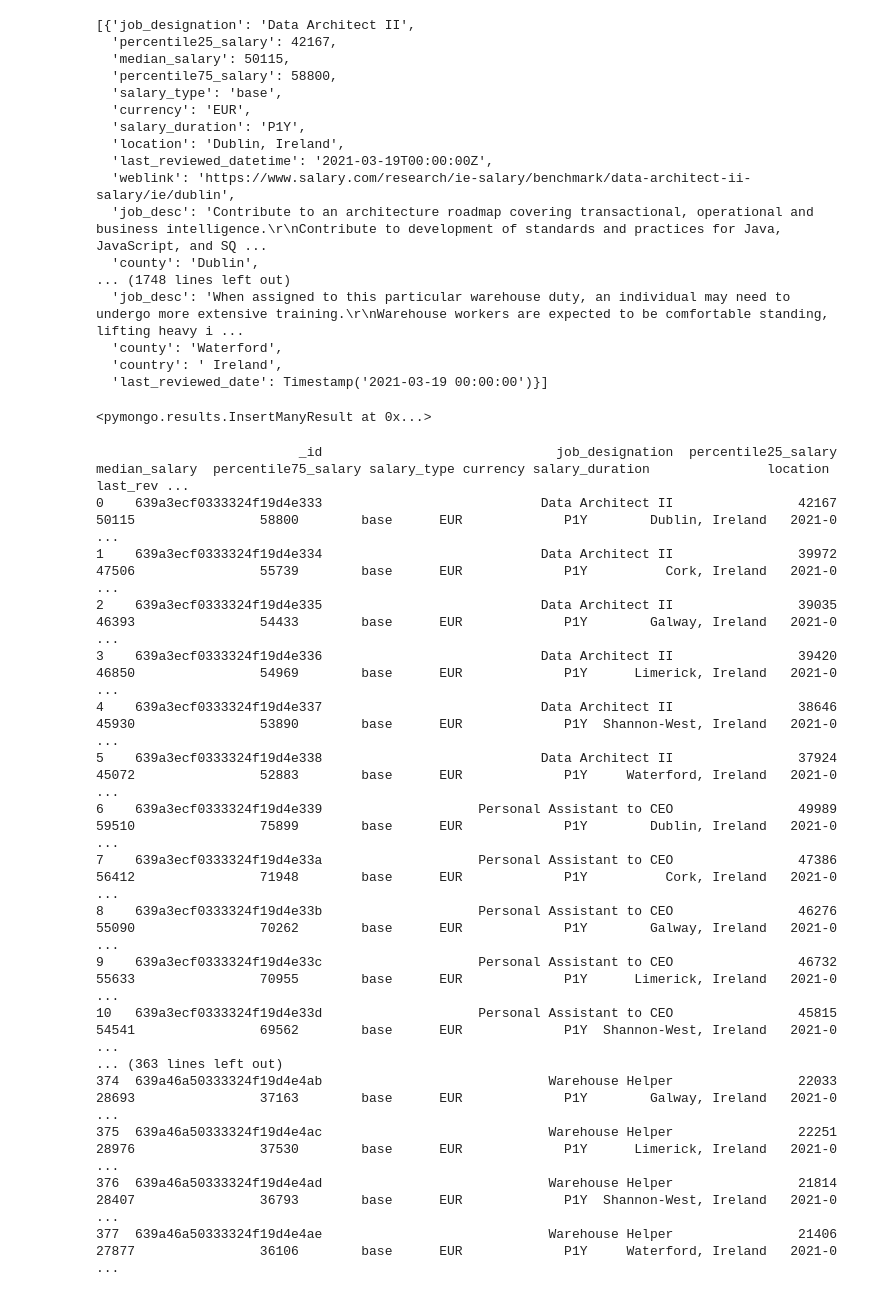
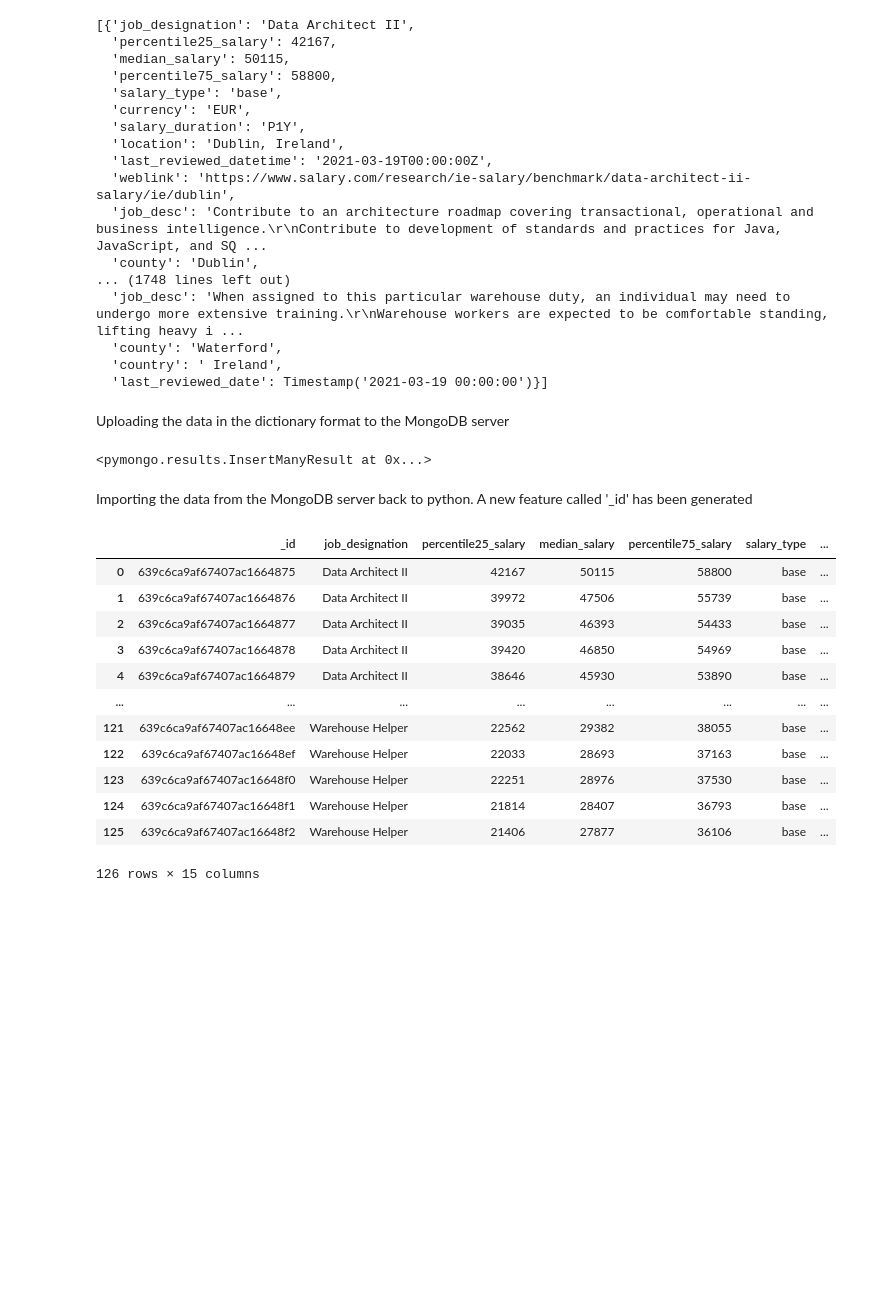
Before and after one commit to abrahamjenie/Programming-for-Data-Analysis-CA1-Web-Scraping, a Jupyter notebook: SalaryData_WebScraping.ipynb, the cells around one changed output. Drawn from its saved outputs; the diff is of its cells as text; code cells hidden in the pictures; blank space fills up the shorter version.

```diff
--- a/SalaryData_WebScraping.ipynb
+++ b/SalaryData_WebScraping.ipynb
@@ -279,32 +309,32 @@ data
   'county': 'Waterford',
   'country': ' Ireland',
   'last_reviewed_date': Timestamp('2021-03-19 00:00:00')}]
+# %% [markdown]
+Uploading the data in the dictionary format to the MongoDB server
 # %%
 db.salary.insert_many(data)
 # %% [output]
 <pymongo.results.InsertManyResult at 0x...>
+# %% [markdown]
+Importing the data from the MongoDB server back to python. A new feature called '_id' has been generated
 # %%
 #Loading data from mongodb to python
 salary_mongodb=db.salary
 salary_mongodb = pd.DataFrame(list(salary_mongodb.find()))
-print(salary_mongodb)
+salary_mongodb
 # %% [output]
+|  | _id | job_designation | percentile25_salary | median_salary | percentile75_salary | salary_type | ... |
+| 0 | 639c6ca9af67407ac1664875 | Data Architect II | 42167 | 50115 | 58800 | base | ... |
+| 1 | 639c6ca9af67407ac1664876 | Data Architect II | 39972 | 47506 | 55739 | base | ... |
+| 2 | 639c6ca9af67407ac1664877 | Data Architect II | 39035 | 46393 | 54433 | base | ... |
+| 3 | 639c6ca9af67407ac1664878 | Data Architect II | 39420 | 46850 | 54969 | base | ... |
+| 4 | 639c6ca9af67407ac1664879 | Data Architect II | 38646 | 45930 | 53890 | base | ... |
+| ... | ... | ... | ... | ... | ... | ... | ... |
+| 121 | 639c6ca9af67407ac16648ee | Warehouse Helper | 22562 | 29382 | 38055 | base | ... |
+| 122 | 639c6ca9af67407ac16648ef | Warehouse Helper | 22033 | 28693 | 37163 | base | ... |
+| 123 | 639c6ca9af67407ac16648f0 | Warehouse Helper | 22251 | 28976 | 37530 | base | ... |
+| 124 | 639c6ca9af67407ac16648f1 | Warehouse Helper | 21814 | 28407 | 36793 | base | ... |
+| 125 | 639c6ca9af67407ac16648f2 | Warehouse Helper | 21406 | 27877 | 36106 | base | ... |
-                          _id                              job_designation  percentile25_salary  median_salary  percentile75_salary salary_type currency salary_duration               location last_rev ...
-0    639a3ecf0333324f19d4e333                            Data Architect II                42167          50115                58800        base      EUR             P1Y        Dublin, Ireland   2021-0 ...
-1    639a3ecf0333324f19d4e334                            Data Architect II                39972          47506                55739        base      EUR             P1Y          Cork, Ireland   2021-0 ...
-2    639a3ecf0333324f19d4e335                            Data Architect II                39035          46393                54433        base      EUR             P1Y        Galway, Ireland   2021-0 ...
-3    639a3ecf0333324f19d4e336                            Data Architect II                39420          46850                54969        base      EUR             P1Y      Limerick, Ireland   2021-0 ...
-4    639a3ecf0333324f19d4e337                            Data Architect II                38646          45930                53890        base      EUR             P1Y  Shannon-West, Ireland   2021-0 ...
-5    639a3ecf0333324f19d4e338                            Data Architect II                37924          45072                52883        base      EUR             P1Y     Waterford, Ireland   2021-0 ...
-6    639a3ecf0333324f19d4e339                    Personal Assistant to CEO                49989          59510                75899        base      EUR             P1Y        Dublin, Ireland   2021-0 ...
-7    639a3ecf0333324f19d4e33a                    Personal Assistant to CEO                47386          56412                71948        base      EUR             P1Y          Cork, Ireland   2021-0 ...
-8    639a3ecf0333324f19d4e33b                    Personal Assistant to CEO                46276          55090                70262        base      EUR             P1Y        Galway, Ireland   2021-0 ...
-9    639a3ecf0333324f19d4e33c                    Personal Assistant to CEO                46732          55633                70955        base      EUR             P1Y      Limerick, Ireland   2021-0 ...
-10   639a3ecf0333324f19d4e33d                    Personal Assistant to CEO                45815          54541                69562        base      EUR             P1Y  Shannon-West, Ireland   2021-0 ...
-... (363 lines left out)
-374  639a46a50333324f19d4e4ab                             Warehouse Helper                22033          28693                37163        base      EUR             P1Y        Galway, Ireland   2021-0 ...
-375  639a46a50333324f19d4e4ac                             Warehouse Helper                22251          28976                37530        base      EUR             P1Y      Limerick, Ireland   2021-0 ...
-376  639a46a50333324f19d4e4ad                             Warehouse Helper                21814          28407                36793        base      EUR             P1Y  Shannon-West, Ireland   2021-0 ...
-377  639a46a50333324f19d4e4ae                             Warehouse Helper                21406          27877                36106        base      EUR             P1Y     Waterford, Ireland   2021-0 ...
+126 rows × 15 columns
 # %%
 salary_mongodb.shape
```
Also changed, not shown: parts of 29 cells of this notebook.
